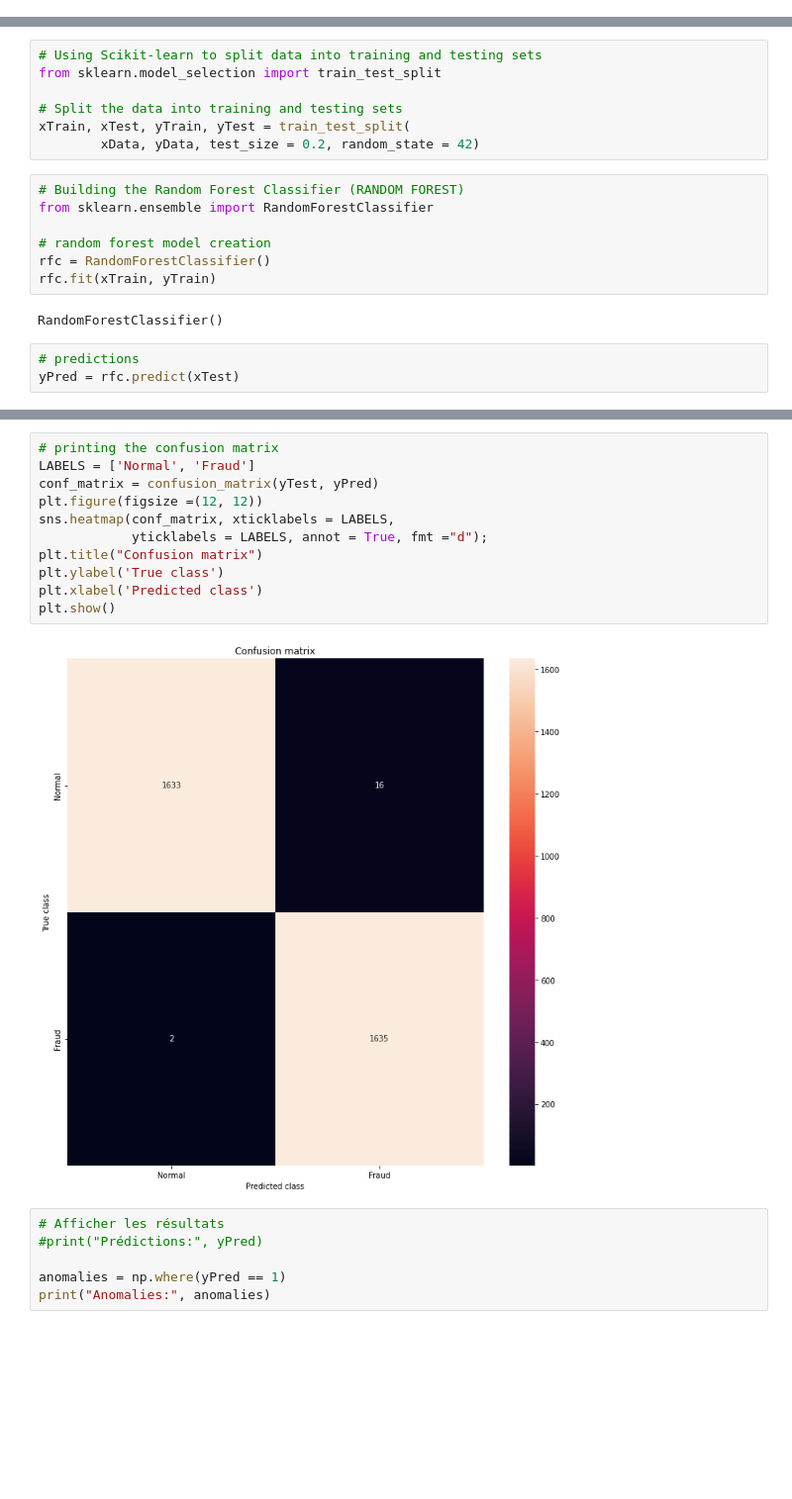
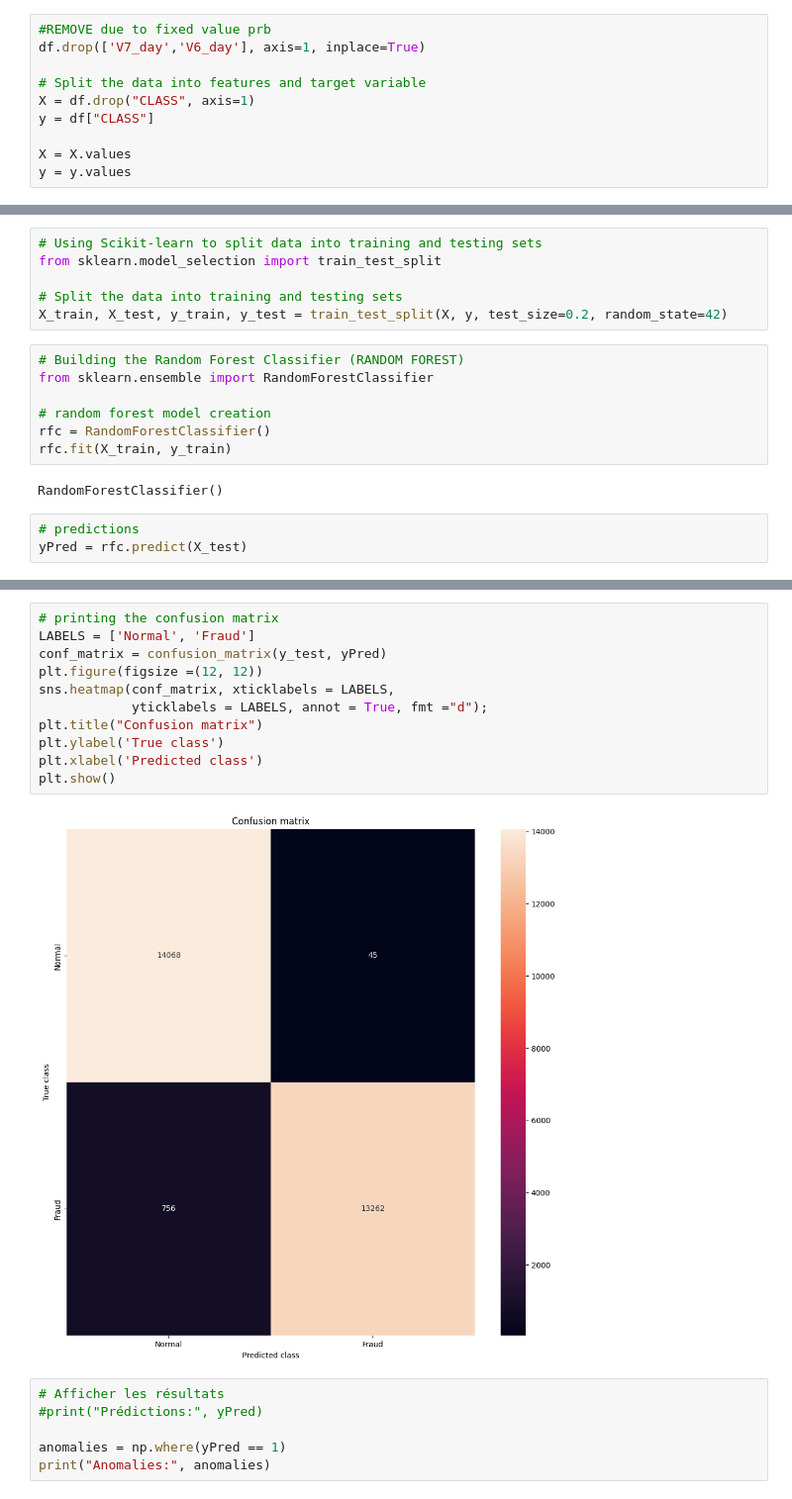
Before and after one commit to SihamJ/Credit-Card-Fraud-Detection-With-ML, a Jupyter notebook: algo/randomForeset.ipynb, the cells around one changed output, grey strips where cells are left out. Shown at 99% size. Drawn from its saved outputs; the diff is of its cells as text; blank space fills up the shorter version.

```diff
--- a/algo/randomForeset.ipynb
+++ b/algo/randomForeset.ipynb
@@ -65,3 +18,13 @@ yData = Y.values
+# %%
+#REMOVE due to fixed value prb
+df.drop(['V7_day','V6_day'], axis=1, inplace=True)
+
+# Split the data into features and target variable
+X = df.drop("CLASS", axis=1)
+y = df["CLASS"]
+
+X = X.values
+y = y.values
 # %%
 import seaborn as sns
 # Building the Random Forest Classifier (RANDOM FOREST)
@@ -78,20 +41,19 @@ from sklearn.metrics import confusion_matrix
 from sklearn.model_selection import train_test_split
 
 # Split the data into training and testing sets
-xTrain, xTest, yTrain, yTest = train_test_split(
-		xData, yData, test_size = 0.2, random_state = 42)
+X_train, X_test, y_train, y_test = train_test_split(X, y, test_size=0.2, random_state=42)
 # %%
 # Building the Random Forest Classifier (RANDOM FOREST)
 from sklearn.ensemble import RandomForestClassifier
 
 # random forest model creation
 rfc = RandomForestClassifier()
-rfc.fit(xTrain, yTrain)
+rfc.fit(X_train, y_train)
 # %% [output]
 RandomForestClassifier()
 # %%
 # predictions
-yPred = rfc.predict(xTest)
+yPred = rfc.predict(X_test)
 # %%
 #n_outliers = len(fraud)
 
@@ -122,16 +84,16 @@ The Matthews correlation coefficient is0.9890805323836558
 # %%
 # printing the confusion matrix
 LABELS = ['Normal', 'Fraud']
-conf_matrix = confusion_matrix(yTest, yPred)
+conf_matrix = confusion_matrix(y_test, yPred)
 plt.figure(figsize =(12, 12))
 sns.heatmap(conf_matrix, xticklabels = LABELS,
             yticklabels = LABELS, annot = True, fmt ="d");
 plt.title("Confusion matrix")
 plt.ylabel('True class')
 plt.xlabel('Predicted class')
 plt.show()
 # %% [output]
-[figure, old version]
+[figure, new version]
 # %%
 # Afficher les résultats
 #print("Prédictions:", yPred)
```
Also changed, not shown: parts of 8 cells of this notebook, 36 other files.
